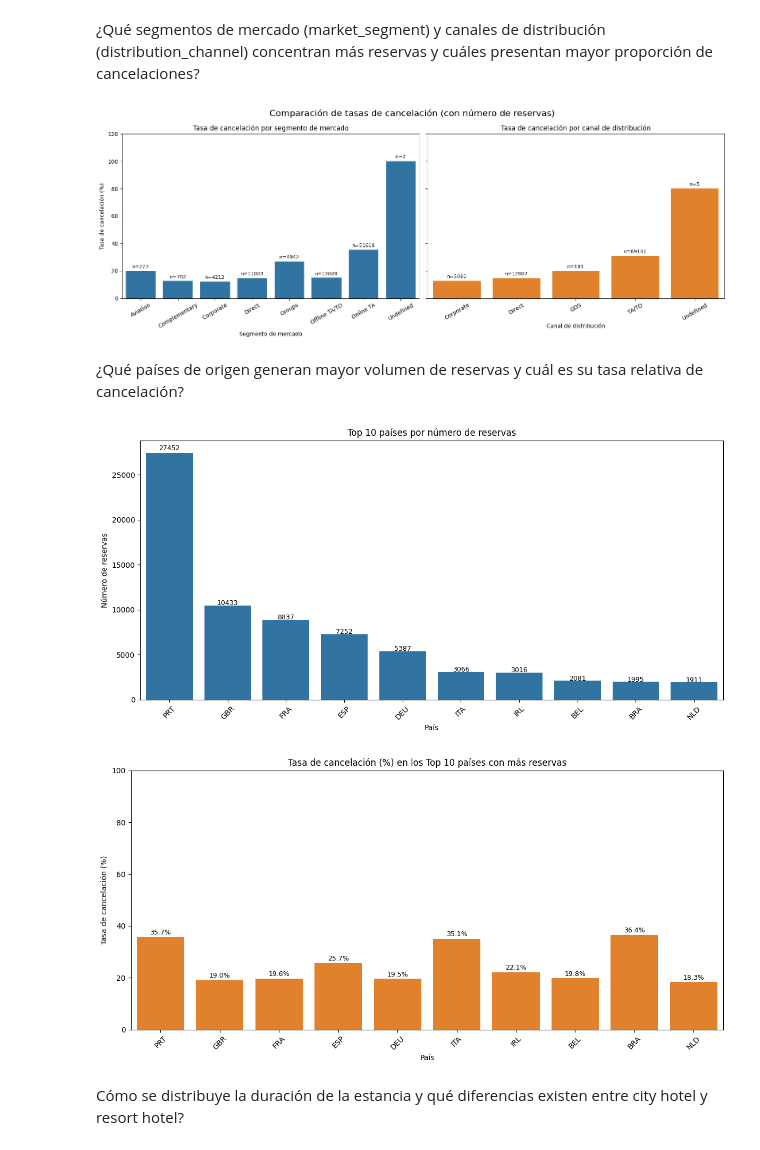
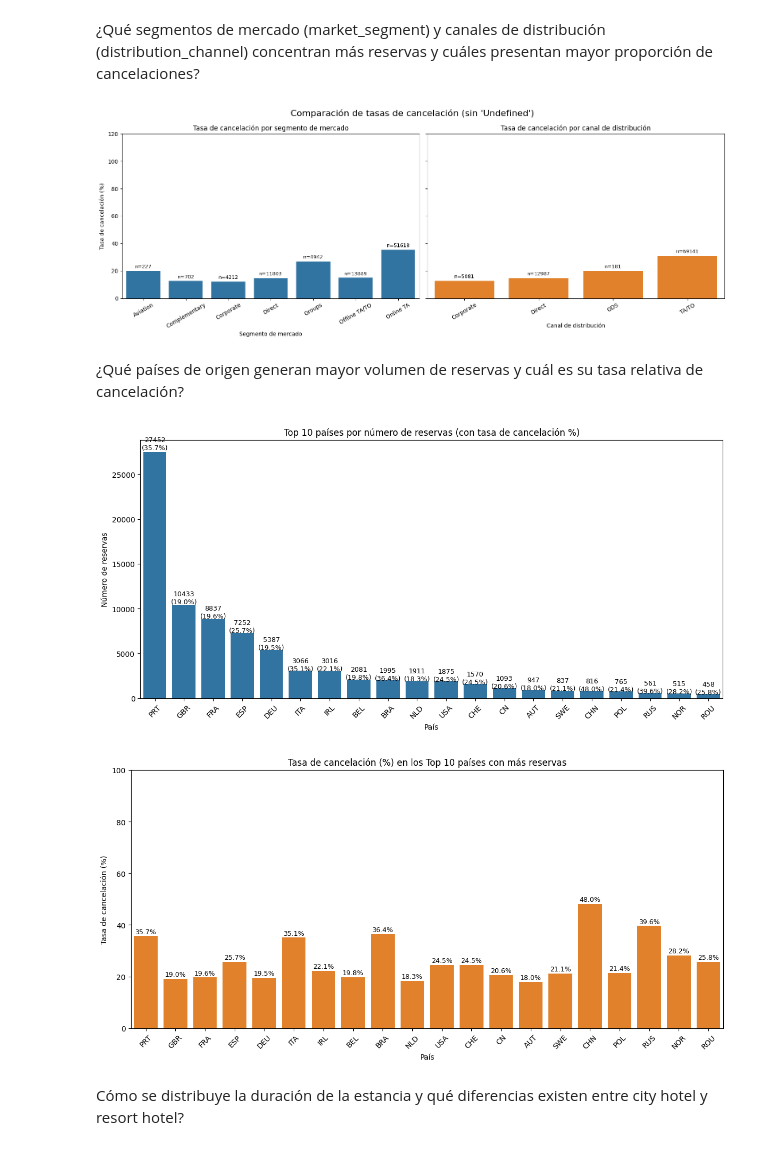
Before and after one commit to FerChaparro27/AA_hotel, a Jupyter notebook: edahotel.ipynb, the cells around one changed output. Cells and saved outputs as stored; diff of their text form; code cells hidden in the pictures.

```diff
--- a/edahotel.ipynb
+++ b/edahotel.ipynb
@@ -377,9 +377,13 @@ plt.show()
 (distribution_channel) concentran más reservas y cuáles presentan mayor
 proporción de cancelaciones?
 # %%
+# === Filtrar valores Undefined ===
+df_seg = df[df["market_segment"] != "Undefined"]
+df_chan = df[df["distribution_channel"] != "Undefined"]
+
 # === Calcular tasas y cantidades por segmento y canal ===
 cancel_rate_seg = (
-    df.groupby("market_segment")["is_canceled"]
+    df_seg.groupby("market_segment")["is_canceled"]
       .agg(['mean','count'])
       .reset_index()
       .rename(columns={"mean":"tasa_cancelacion","count":"n_reservas"})
@@ -387,7 +391,7 @@ cancel_rate_seg = (
 cancel_rate_seg["tasa_cancelacion"] *= 100
 
 cancel_rate_chan = (
-    df.groupby("distribution_channel")["is_canceled"]
+    df_chan.groupby("distribution_channel")["is_canceled"]
       .agg(['mean','count'])
       .reset_index()
       .rename(columns={"mean":"tasa_cancelacion","count":"n_reservas"})
@@ -410,37 +414,37 @@ axes[0].set_ylim(0, 120)
 axes[0].tick_params(axis='x', rotation=30)
 
 # Anotar valores de cantidad de reservas
 for i, row in cancel_rate_seg.iterrows():
     axes[0].text(
-        i, row["tasa_cancelacion"] + 2,   # posición sobre la barra
-        f'n={row["n_reservas"]}',         # texto
+        i, row["tasa_cancelacion"] + 2,
+        f'n={row["n_reservas"]}',
         ha="center", fontsize=9, color="black"
     )
 
 # --- Panel 2: distribution_channel ---
 sns.barplot(
     data=cancel_rate_chan,
     x="distribution_channel", y="tasa_cancelacion",
     color="tab:orange", ax=axes[1]
 )
 axes[1].set_title("Tasa de cancelación por canal de distribución")
 axes[1].set_xlabel("Canal de distribución")
 axes[1].set_ylabel("")
 axes[1].tick_params(axis='x', rotation=30)
 
 # Anotar valores de cantidad de reservas
 for i, row in cancel_rate_chan.iterrows():
     axes[1].text(
         i, row["tasa_cancelacion"] + 2,
         f'n={row["n_reservas"]}',
         ha="center", fontsize=9, color="black"
     )
 
-plt.suptitle("Comparación de tasas de cancelación (con número de reservas)", fontsize=16)
+plt.suptitle("Comparación de tasas de cancelación (sin 'Undefined')", fontsize=16)
 plt.tight_layout()
 plt.show()
 # %% [output]
-[figure, old version]
+[figure, new version]
 # %% [markdown]
 ¿Qué países de origen generan mayor volumen de reservas y cuál es su tasa
 relativa de cancelación?
@@ -454,29 +458,31 @@ country_stats = (
 )
 country_stats["tasa_cancelacion"] *= 100  # convertir a %
 
-# --- 1) Top 10 países por número de reservas ---
-top_by_reservas = country_stats.sort_values("n_reservas", ascending=False).head(10)
+# --- Top 10 países por número de reservas ---
+top_countries = country_stats.sort_values("n_reservas", ascending=False).head(20)
 
+# --- 1) Gráfico: Número de reservas + tasa de cancelación en etiquetas ---
 plt.figure(figsize=(12,6))
 sns.barplot(
-    data=top_by_reservas,
+    data=top_countries,
     x="country", y="n_reservas",
     color="tab:blue"
 )
 
-# Etiquetas arriba
-for i, row in enumerate(top_by_reservas.itertuples()):
+# Etiquetas arriba con reservas y tasa
+for i, row in enumerate(top_countries.itertuples()):
     plt.text(i, row.n_reservas + (row.n_reservas*0.01),
-             f'{row.n_reservas}', ha="center", fontsize=9)
+             f'{row.n_reservas}\n({row.tasa_cancelacion:.1f}%)',
+             ha="center", fontsize=9)
 
-plt.title("Top 10 países por número de reservas")
+plt.title("Top 10 países por número de reservas (con tasa de cancelación %)")
 plt.xlabel("País")
 plt.ylabel("Número de reservas")
 plt.xticks(rotation=45)
 plt.tight_layout()
 plt.show()
 
-# --- 2) Tasa de cancelación SOLO en esos 10 países ---
+# --- 2) Gráfico: Tasa de cancelación ---
 plt.figure(figsize=(12,6))
 sns.barplot(
     data=top_countries,
@@ -497,8 +503,8 @@ plt.xticks(rotation=45)
 plt.tight_layout()
 plt.show()
 # %% [output]
-[figure, old version]
+[figure, new version]
-[figure, old version]
+[figure, new version]
 # %% [markdown]
 Cómo se distribuye la duración de la estancia y qué diferencias existen entre city hotel y resort hotel?
 # %%
```
Also changed, not shown: parts of 1 cell of this notebook.
